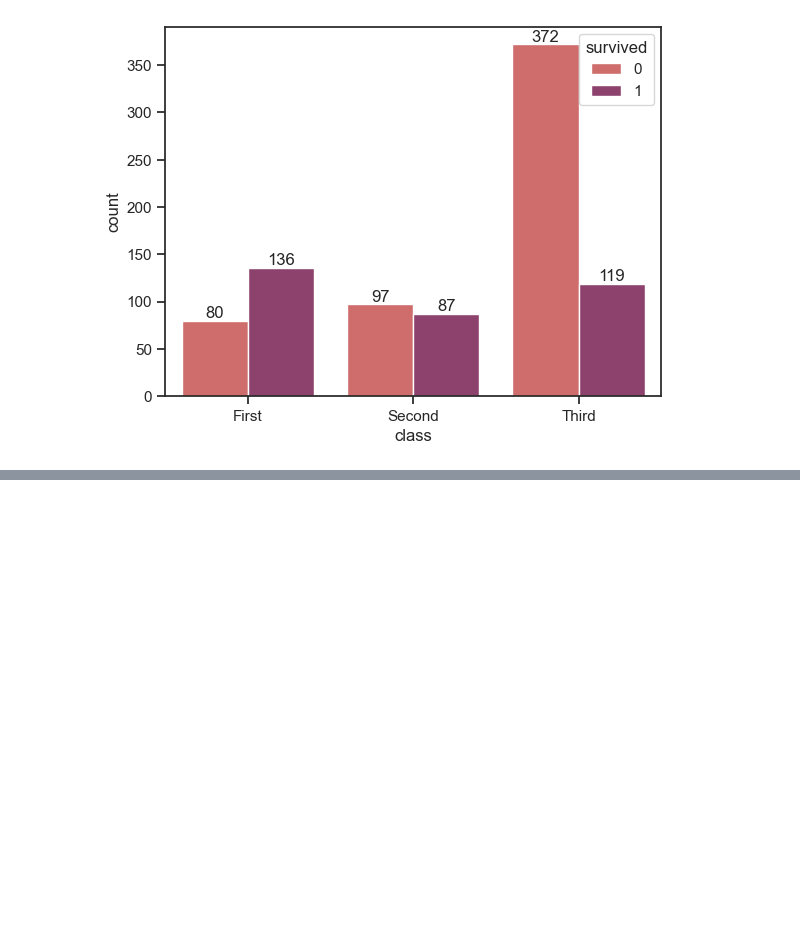
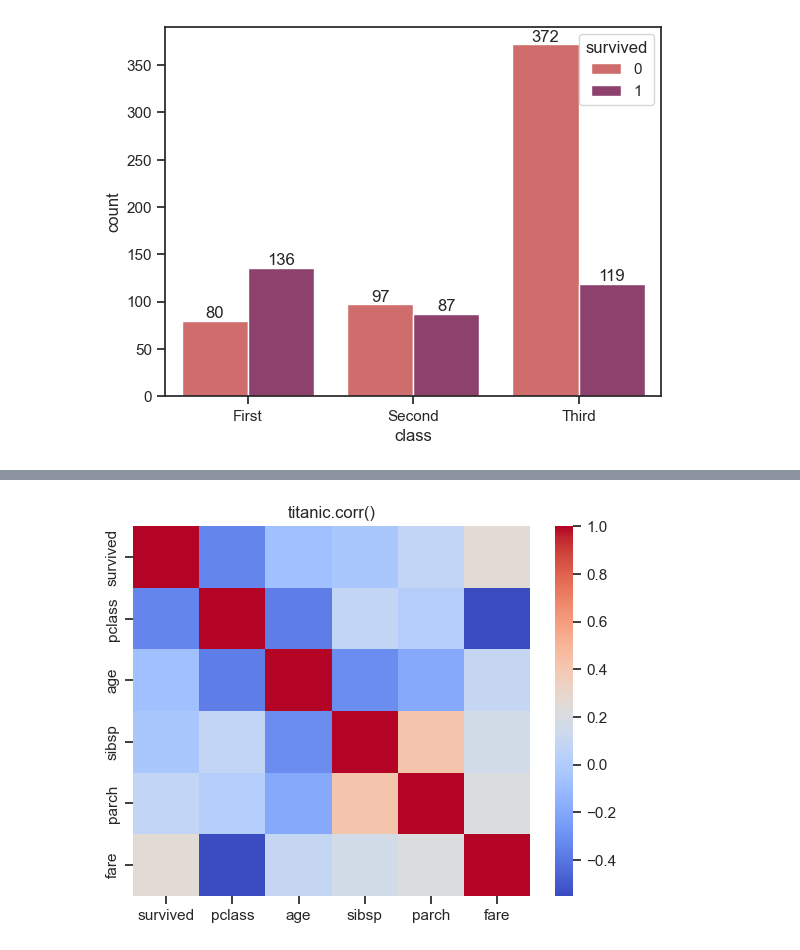
Before and after one commit to rakeshtparayil/Matplotlib-Seaborn, a Jupyter notebook: matplotlib&seaborn.ipynb, the cells around one changed output, grey strips where cells are left out. Cells and saved outputs as stored; diff of their text form; code cells hidden in the pictures; blank space fills up the shorter version.

```diff
--- a/matplotlib&seaborn.ipynb
+++ b/matplotlib&seaborn.ipynb
@@ -66,0 +75,10 @@ for container in ax.containers:
+# %%
+# Select only numeric columns
+numeric_data = titanic.select_dtypes(include=['number'])
+
+# Generate the correlation heatmap
+sns.heatmap(numeric_data.corr(), cmap='coolwarm')
+plt.title('titanic.corr()')
+plt.show()
+# %% [output]
+[figure, added]
```
Also changed, not shown: parts of 5 cells of this notebook.
